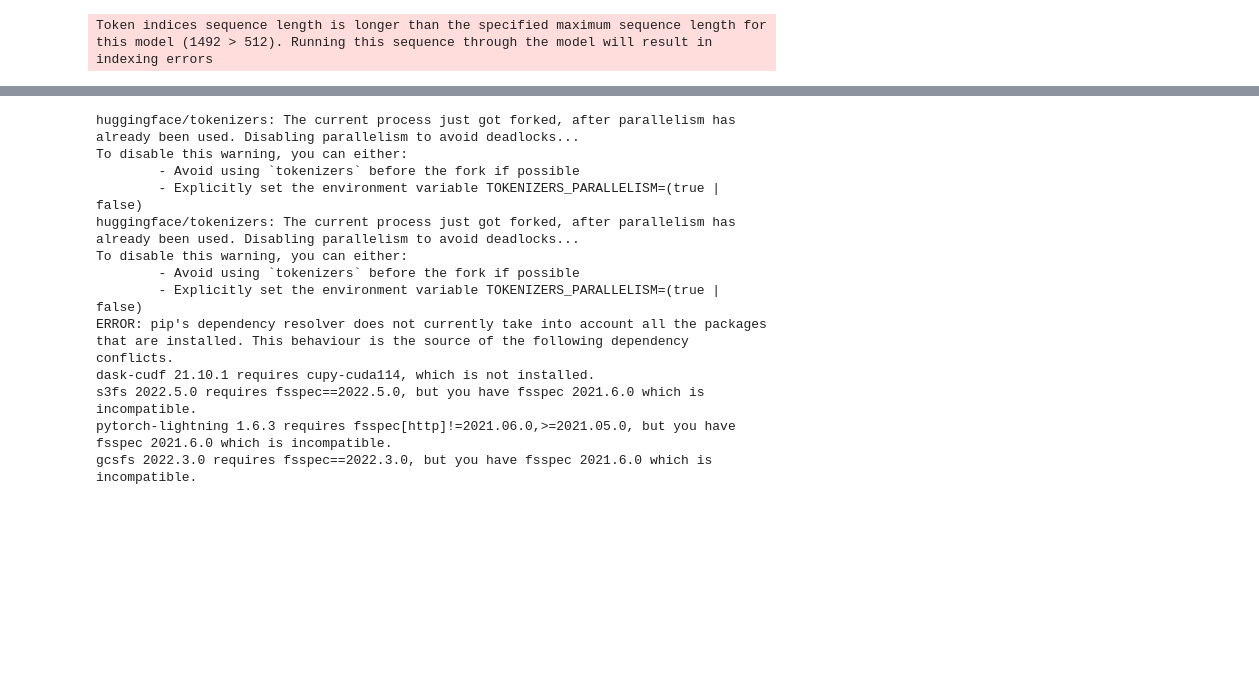
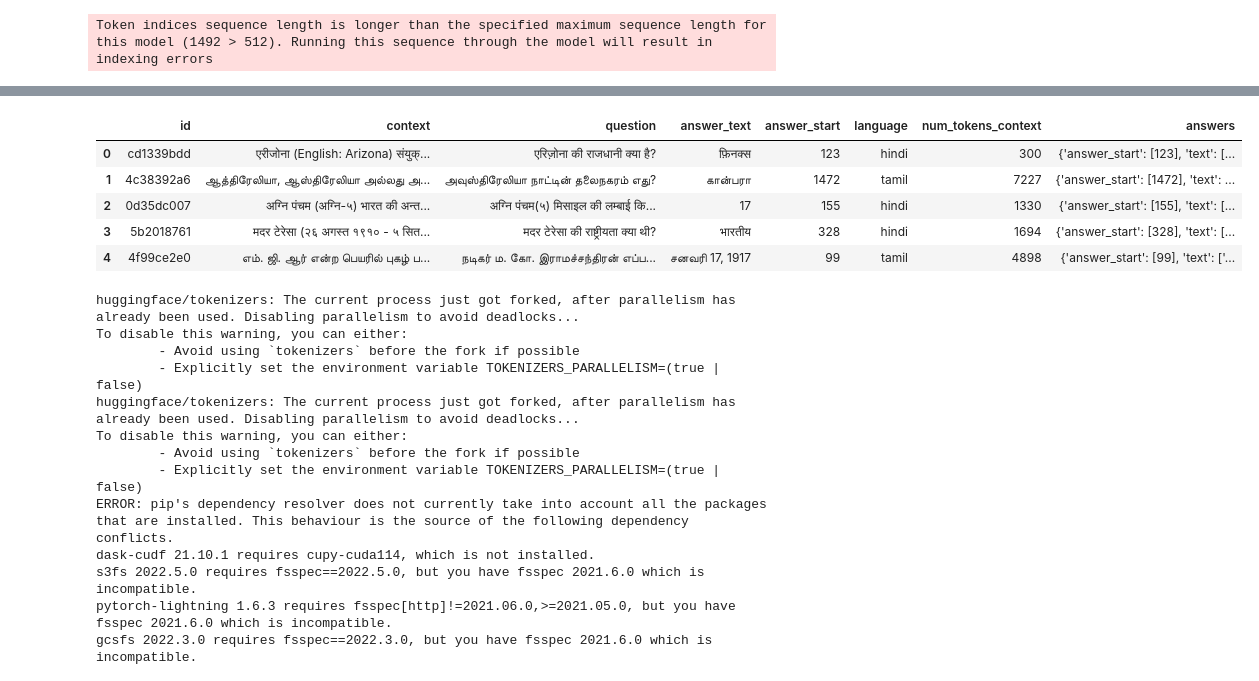
Before and after one commit to amitwalia45944/Hindi-and-Tamil-Question-Answering, a Jupyter notebook: chaii.ipynb, the cells around one changed output, grey strips where cells are left out. Cells and saved outputs as stored; diff of their text form; code cells hidden in the pictures; blank space fills up the shorter version.

```diff
--- a/chaii.ipynb
+++ b/chaii.ipynb
@@ -59,6 +133,15 @@ train['answers'] = train[['answer_start', 'answer_text']].apply(convert_answers,
 # %%
 df_train = train[:-64].reset_index(drop=True)
 df_valid = train[-64:].reset_index(drop=True)
+# %%
+df_train.head()
+# %% [output]
+|  | id | context | question | answer_text | answer_start | language | num_tokens_context | answers |
+| 0 | cd1339bdd | एरीजोना (English: Arizona) संयुक्... | एरिज़ोना की राजधानी क्या है? | फ़िनक्स | 123 | hindi | 300 | {'answer_start': [123], 'text': [... |
+| 1 | 4c38392a6 | ஆத்திரேலியா, ஆஸ்திரேலியா அல்லது அ... | அவுஸ்திரேலியா நாட்டின் தலைநகரம் எது? | கான்பரா | 1472 | tamil | 7227 | {'answer_start': [1472], 'text': ... |
+| 2 | 0d35dc007 | अग्नि पंचम (अग्नि-५) भारत की अन्त... | अग्नि पंचम(५) मिसाइल की लम्बाई कि... | 17 | 155 | hindi | 1330 | {'answer_start': [155], 'text': [... |
+| 3 | 5b2018761 | मदर टेरेसा (२६ अगस्त १९१० - ५ सित... | मदर टेरेसा की राष्ट्रीयता क्या थी? | भारतीय | 328 | hindi | 1694 | {'answer_start': [328], 'text': [... |
+| 4 | 4f99ce2e0 | எம். ஜி. ஆர் என்ற பெயரில் புகழ் ப... | நடிகர் ம. கோ. இராமச்சந்திரன் எப்ப... | சனவரி 17, 1917 | 99 | tamil | 4898 | {'answer_start': [99], 'text': ['... |
 # %%
 from datasets import Dataset
 # %%
```
Also changed, not shown: parts of 25 cells of this notebook.
